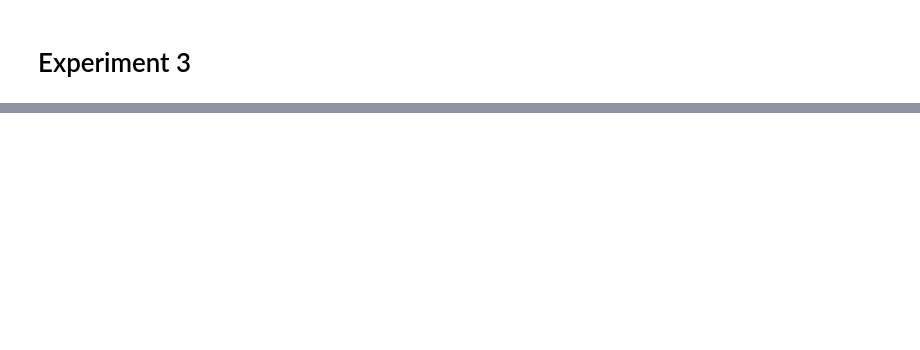
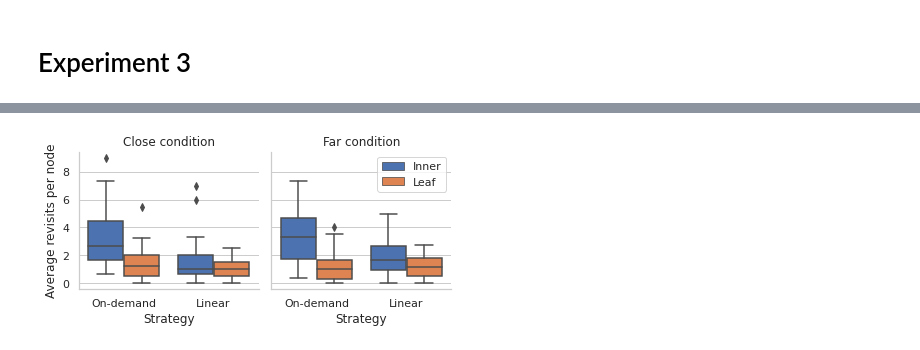
Before and after one commit to willcrichton/psypl-experiments, a Jupyter notebook: experiments/tracing_wm/FINAL_chi_analysis.ipynb, the cells around one changed output, grey strips where cells are left out. Cells and saved outputs as stored; diff of their text form; code cells hidden in the pictures; blank space fills up the shorter version.

```diff
--- a/experiments/tracing_wm/FINAL_chi_analysis.ipynb
+++ b/experiments/tracing_wm/FINAL_chi_analysis.ipynb
@@ -210,0 +345,14 @@ Removing 3 participants for poor performance
+# %%
+df = pd.wide_to_long(
+    exp3_results, stubnames='revisit_', i=['participant', 'trial_index'], j='revisit_type', suffix='\\w+').reset_index()
+
+g = sns.FacetGrid(data=df, col='cond_clean', legend_out=False)
+g.map(sns.boxplot, 'Strategy', 'revisit_', 'revisit_type', palette=palette, saturation=1)
+g.axes.flat[-1].legend(loc='upper right')
+g.set_titles(col_template = '{col_name} condition')
+g.set_axis_labels('Strategy', 'Average revisits per node')
+g.fig.tight_layout()
+
+plt.savefig("figs/exp3_results.pdf", bbox_inches='tight')
+# %% [output]
+[figure, added]
```
Also changed, not shown: parts of 34 cells of this notebook, 18 other files.
